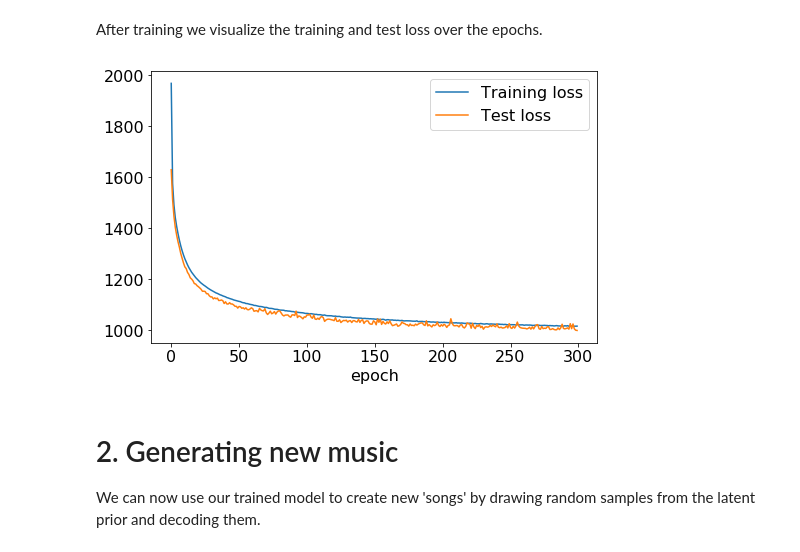
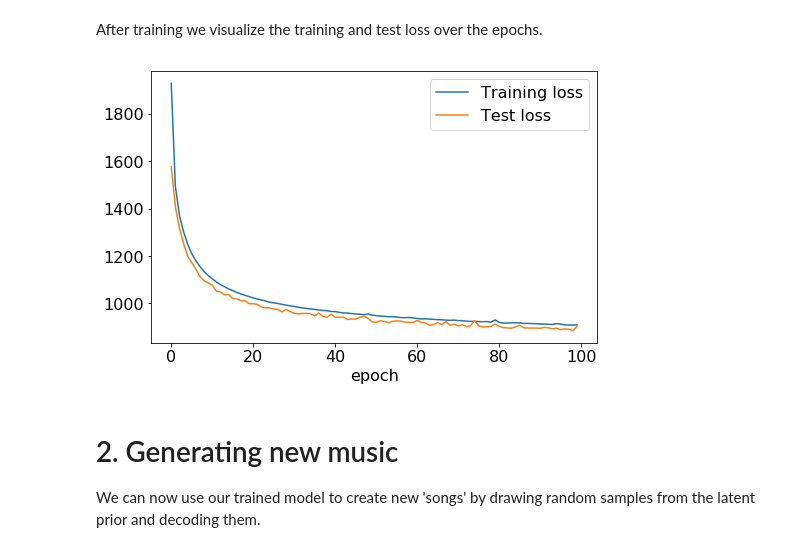
Before and after one commit to jtimonen/vaes-for-music, a Jupyter notebook: 2-beta-vae.ipynb, the cells around one changed output. Saved outputs shown, nothing was run; the diff lists cells and outputs as text; code cells hidden in the pictures.

Commit message:
finished short training of beta vae

```diff
--- a/2-beta-vae.ipynb
+++ b/2-beta-vae.ipynb
@@ -190,14 +172,14 @@ After training we visualize the training and test loss over the epochs.
 # %%
 plt.figure(figsize=(8,5))
 plt.rcParams.update({'font.size': 16})
-plt.plot(loss1[0:300])
-plt.plot(loss2[0:300])
+plt.plot(loss1[0:100])
+plt.plot(loss2[0:100])
 plt.legend(['Training loss', 'Test loss'])
 plt.xlabel('epoch')
-plt.savefig('loss.png')
+plt.savefig('figs/loss_beta.png')
 plt.show()
 # %% [output]
-[figure, old version]
+[figure, new version]
 # %% [markdown]
 # 2. Generating new music
 We can now use our trained model to create new 'songs' by drawing random samples from the latent prior and decoding them.
```
Also changed, not shown: parts of 5 cells of this notebook, 1 other file.
